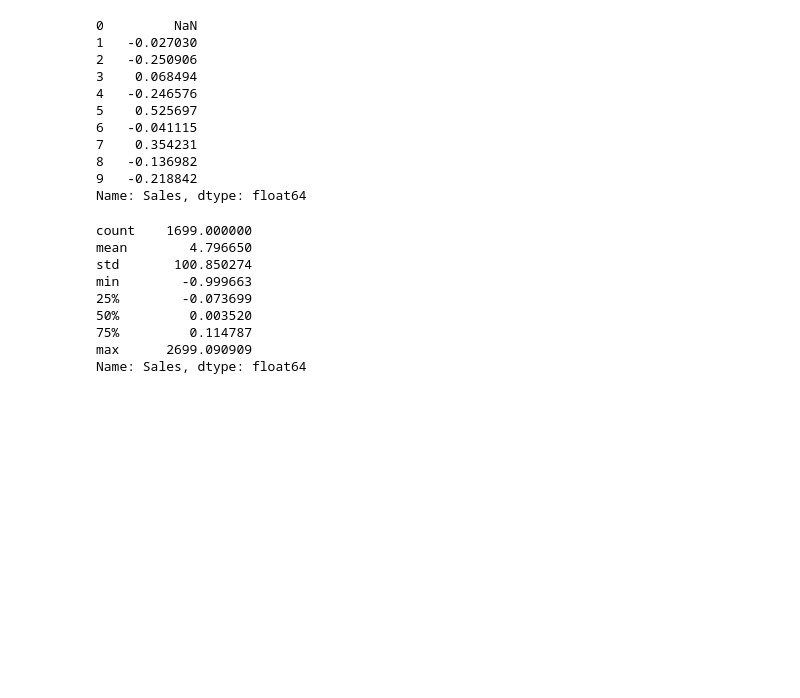
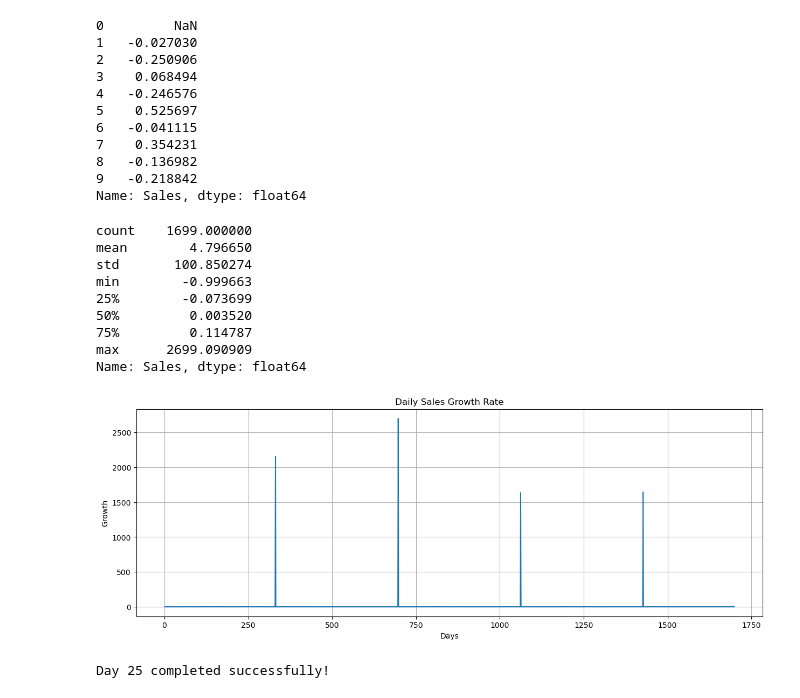
Before and after one commit to PoojaManjunath17/Retail-Demand-Forecasting, a Jupyter notebook: notebooks/Week1_Day1-Copy1.ipynb, the cells around one changed output. Saved outputs shown, nothing was run; the diff lists cells and outputs as text; code cells hidden in the pictures; blank space fills up the shorter version.

Commit message:
Visualized sales growth

```diff
--- a/notebooks/Week1_Day1-Copy1.ipynb
+++ b/notebooks/Week1_Day1-Copy1.ipynb
@@ -1638,3 +1638,23 @@ min        -0.999663
 75%         0.114787
 max      2699.090909
 Name: Sales, dtype: float64
+# %%
+plt.figure(figsize=(15,5))
+
+plt.plot(growth)
+
+plt.title("Daily Sales Growth Rate")
+plt.xlabel("Days")
+plt.ylabel("Growth")
+
+plt.grid(True)
+
+plt.savefig("outputs/sales_growth.png")
+
+plt.show()
+# %% [output]
+[figure, added]
+# %%
+print("Day 25 completed successfully!")
+# %% [output]
+Day 25 completed successfully!
```
Also changed, not shown: 1 other file.
